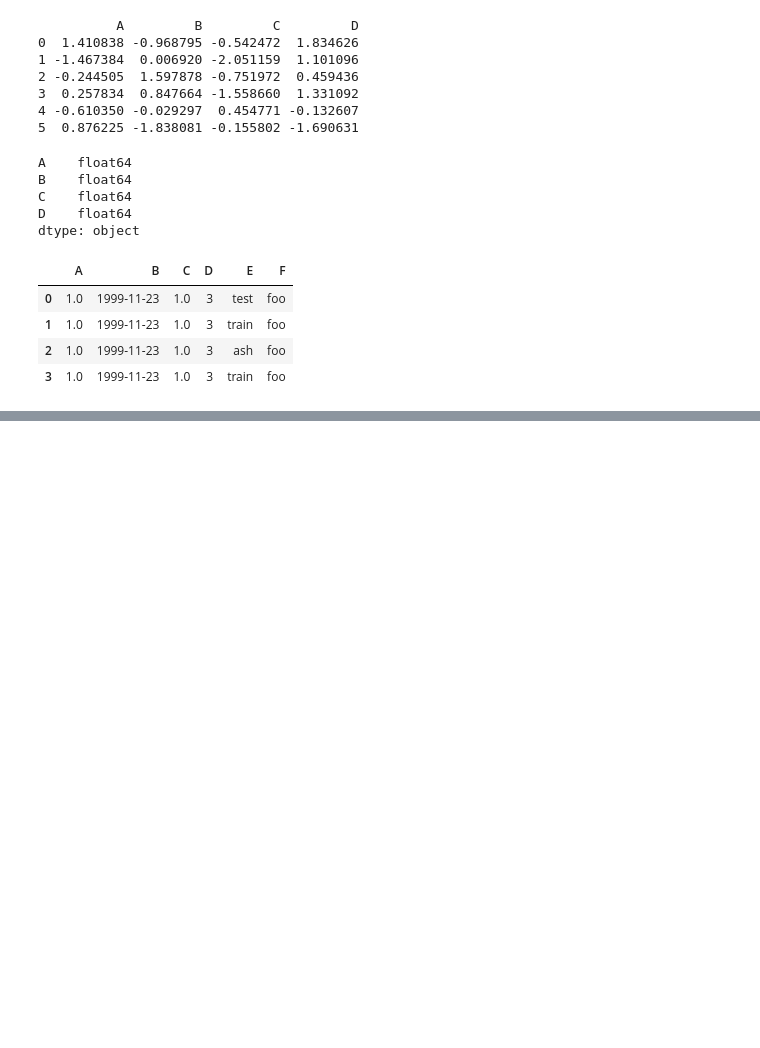
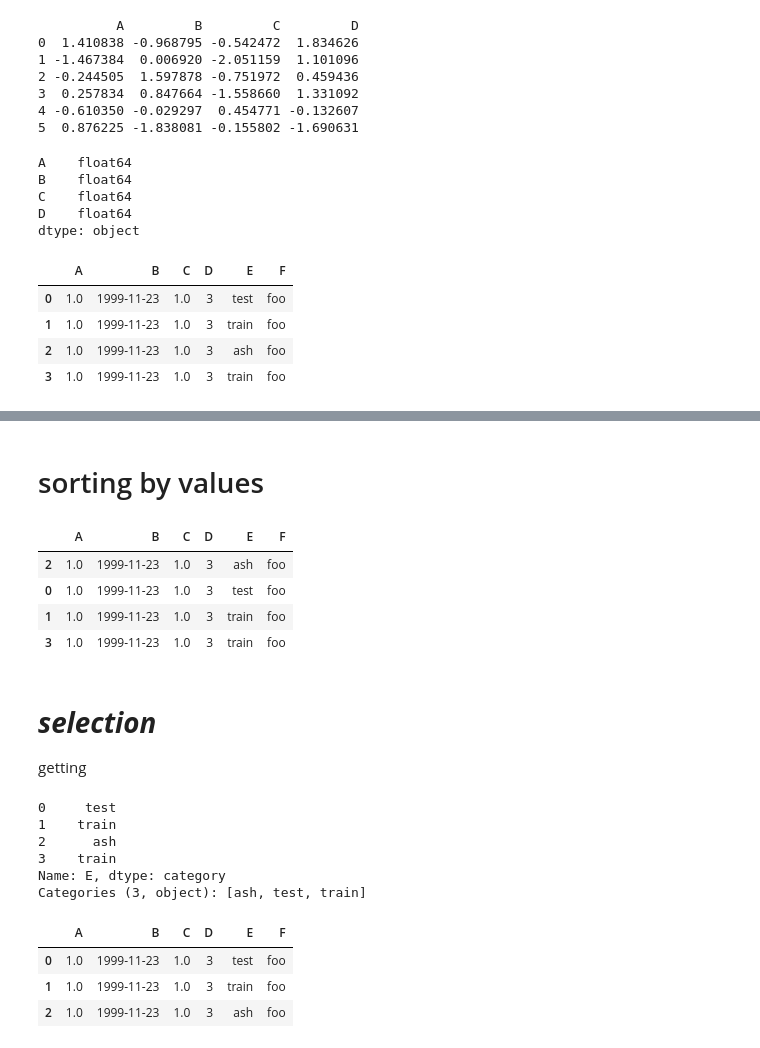
Before and after one commit to Adarshreddyash/A.I, a Jupyter notebook: Introduction_to_pandas.ipynb, the cells around one changed output, grey strips where cells are left out. Cells and saved outputs as stored; diff of their text form; code cells hidden in the pictures; blank space fills up the shorter version.

```diff
--- a/Introduction_to_pandas.ipynb
+++ b/Introduction_to_pandas.ipynb
@@ -137,0 +202,32 @@ ash
+# %% [markdown]
+# sorting by values
+# %%
+ash.sort_values(by="E")
+# %% [output]
+|  | A | B | C | D | E | F |
+| 2 | 1.0 | 1999-11-23 | 1.0 | 3 | ash | foo |
+| 0 | 1.0 | 1999-11-23 | 1.0 | 3 | test | foo |
+| 1 | 1.0 | 1999-11-23 | 1.0 | 3 | train | foo |
+| 3 | 1.0 | 1999-11-23 | 1.0 | 3 | train | foo |
+# %% [markdown]
+# ***selection***
+
+getting
+# %%
+ash['E']
+
+#equal to ash.E
+# %% [output]
+0     test
+1    train
+2      ash
+3    train
+Name: E, dtype: category
+Categories (3, object): [ash, test, train]
+# %%
+ash[0:3]
+# %% [output]
+|  | A | B | C | D | E | F |
+| 0 | 1.0 | 1999-11-23 | 1.0 | 3 | test | foo |
+| 1 | 1.0 | 1999-11-23 | 1.0 | 3 | train | foo |
+| 2 | 1.0 | 1999-11-23 | 1.0 | 3 | ash | foo |
```
Also changed, not shown: parts of 17 cells of this notebook.
